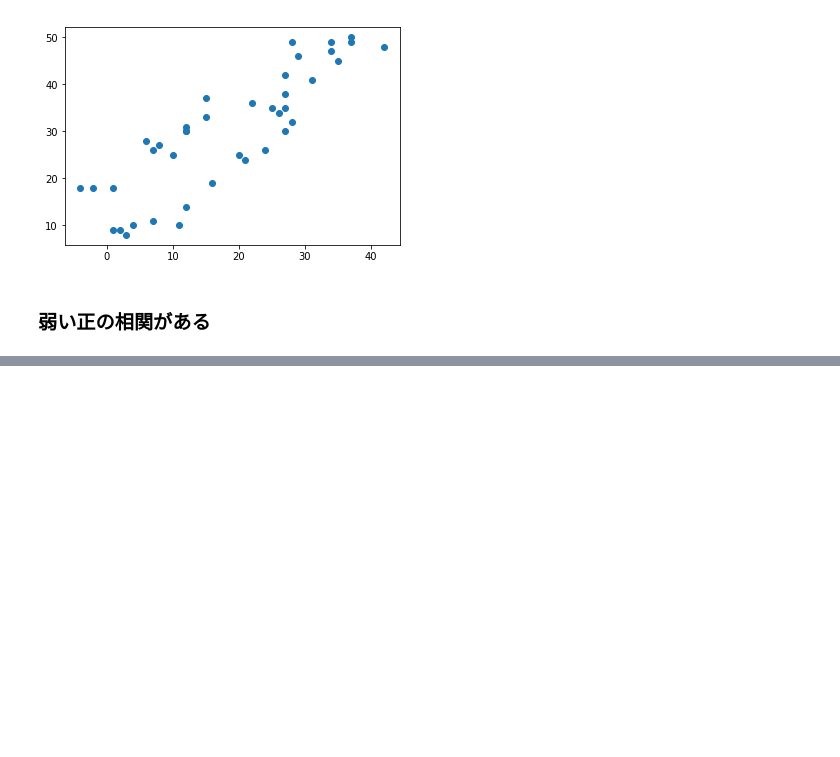
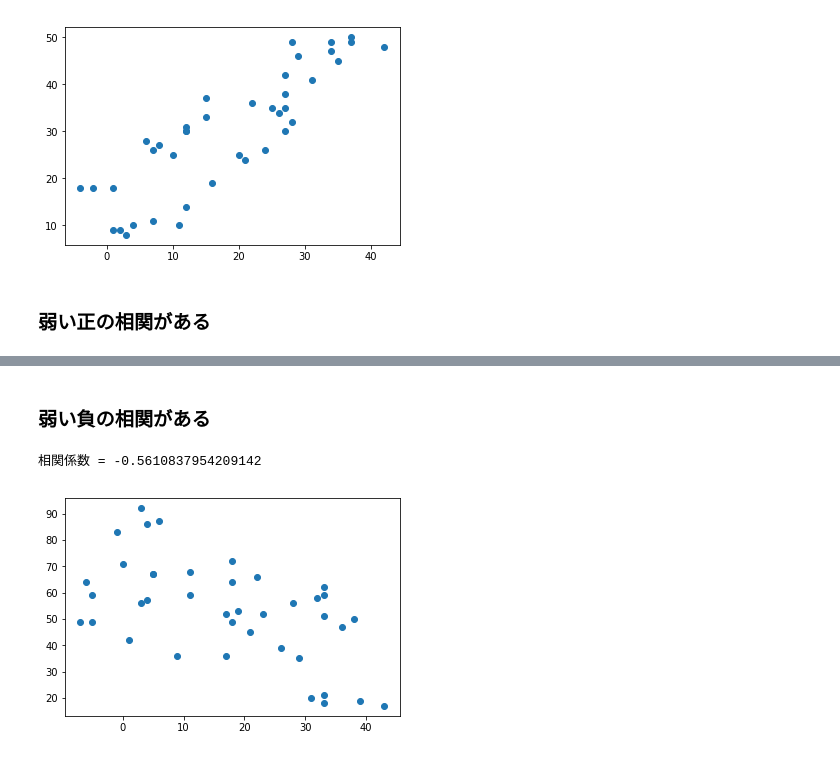
Before and after one commit to t-kunou/python-de-statistics-train, a Jupyter notebook: correlation.ipynb, the cells around one changed output, grey strips where cells are left out. Cells and saved outputs as stored; diff of their text form; code cells hidden in the pictures; blank space fills up the shorter version.

```diff
--- a/correlation.ipynb
+++ b/correlation.ipynb
@@ -80,0 +79,16 @@ import random
+# %% [markdown]
+### 弱い負の相関がある
+# %%
+import numpy as np
+import matplotlib.pyplot as plt
+
+data = [[-6, 64], [-1, 83], [-5, 49], [18, 64], [-5, 59], [3, 92], [5, 67], [18, 72], [-7, 49], [6, 87], [4, 86], [1, 42], [0, 71], [19, 53], [17, 36], [5, 67], [33, 62], [3, 56], [22, 66], [26, 39], [9, 36], [17, 52], [23, 52], [21, 45], [4, 57], [33, 51], [33, 21], [11, 59], [11, 68], [29, 35], [32, 58], [38, 50], [36, 47], [18, 49], [31, 20], [39, 19], [43, 17], [28, 56], [33, 18], [33, 59]]
+
+x, y = list(map(lambda x: x[0], data)), list(map(lambda x: x[1], data))
+
+plt.scatter(x, y)
+
+print("相関係数 = {x}".format(x=correlation(x, y)))
+# %% [output]
+相関係数 = -0.5610837954209142
+[figure, added]
```
Also changed, not shown: parts of 11 cells of this notebook.
